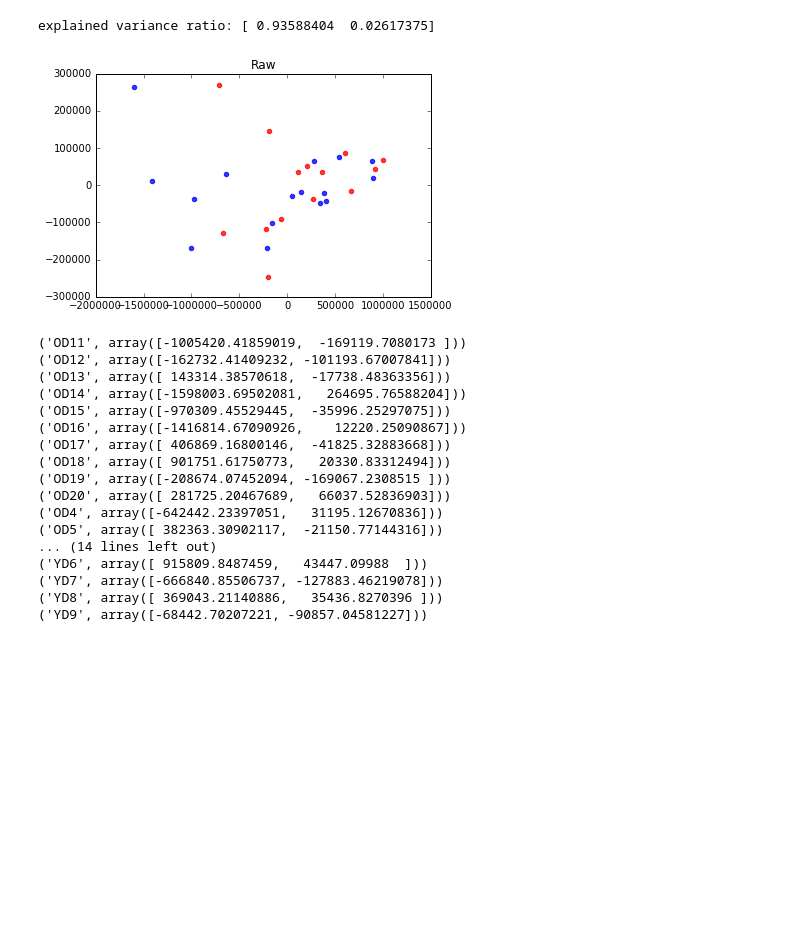
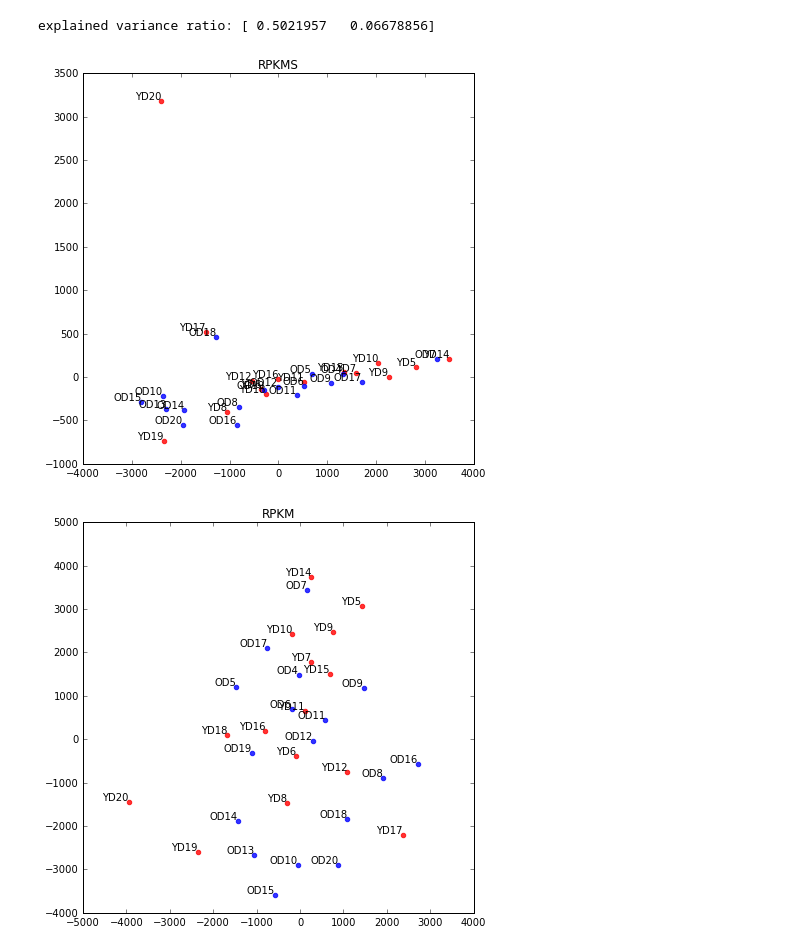
Before and after one commit to JetBrains-Research/washu, a Jupyter notebook: notebooks/k4me1_peaks_signal.ipynb, the cells around one changed output. Saved outputs shown, nothing was run; the diff lists cells and outputs as text; code cells hidden in the pictures; blank space fills up the shorter version.

```diff
--- a/notebooks/k4me1_peaks_signal.ipynb
+++ b/notebooks/k4me1_peaks_signal.ipynb
@@ -43,6 +83,8 @@ def signal_pca(signal, title):
 # %%
-FOLDER = '/Volumes/WD/scratch/artyomov_lab_aging/Y10OD10/chipseq/processed/k4me1/k4me1_peaks_signal/'
-signal_df = pd.read_csv(FOLDER + 'YO_macs_broad_0.1_rpkm.csv')
-signal = signal_df.drop(['chr', 'start', 'end', 'OD10'], axis=1).transpose()
-signal_pca(signal, 'RPKM')
+FOLDER='/Volumes/WD/scratch/artyomov_lab_aging/Y10OD10/chipseq/processed/k4me1/k4me1_20vs20_reseq_bams_unique/coverages/YO_macs_broad_0.1/'
+signal_df = pd.read_csv(FOLDER + 'YO_macs_broad_0.1_raw.csv')
+signal = signal_df.drop(['chr', 'start', 'end', 'OD_input_unique', 'YD_input_unique'], axis=1).transpose()
+signal_pca(signal, 'Raw')
+signal_mds(signal, 'Raw')
+signal_lda(signal, 'Raw')
 # %% [output]
@@ -116,24 +123,10 @@ explained variance ratio: [ 0.93388025  0.0304574 ]
 # %%
-signal_df = pd.read_csv(FOLDER + 'YO_macs_broad_0.1_raw.csv')
-signal = signal_df.drop(['chr', 'start', 'end', 'OD10'], axis=1).transpose()
-signal_pca(signal, 'Raw')
+signal_df = pd.read_csv(FOLDER + 'YO_macs_broad_0.1_rpkm.csv')
+signal = signal_df.drop(['chr', 'start', 'end', 'OD_input_unique', 'YD_input_unique'], axis=1).transpose()
+signal_pca(signal, 'RPKMS')
+signal_mds(signal, 'RPKM')
+signal_lda(signal, 'RPKM')
 # %% [output]
-explained variance ratio: [ 0.93588404  0.02617375]
+explained variance ratio: [ 0.5021957   0.06678856]
-[figure, old version]
+[figure, new version]
-('OD11', array([-1005420.41859019,  -169119.7080173 ]))
-('OD12', array([-162732.41409232, -101193.67007841]))
-('OD13', array([ 143314.38570618,  -17738.48363356]))
-('OD14', array([-1598003.69502081,   264695.76588204]))
-('OD15', array([-970309.45529445,  -35996.25297075]))
-('OD16', array([-1416814.67090926,    12220.25090867]))
-('OD17', array([ 406869.16800146,  -41825.32883668]))
-('OD18', array([ 901751.61750773,   20330.83312494]))
-('OD19', array([-208674.07452094, -169067.2308515 ]))
-('OD20', array([ 281725.20467689,   66037.52836903]))
-('OD4', array([-642442.23397051,   31195.12670836]))
-('OD5', array([ 382363.30902117,  -21150.77144316]))
-... (14 lines left out)
-('YD6', array([ 915809.8487459,   43447.09988  ]))
-('YD7', array([-666840.85506737, -127883.46219078]))
-('YD8', array([ 369043.21140886,   35436.8270396 ]))
-('YD9', array([-68442.70207221, -90857.04581227]))
+[figure, added]
```
Also changed, not shown: parts of 8 cells of this notebook.
